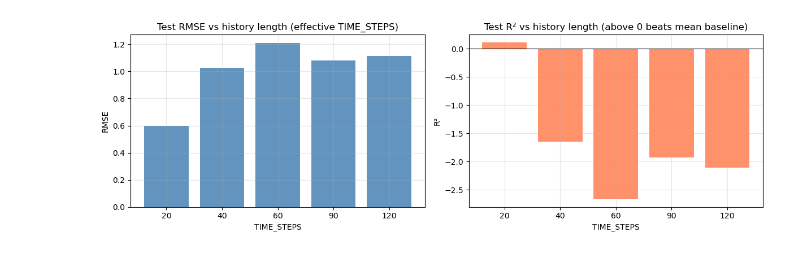
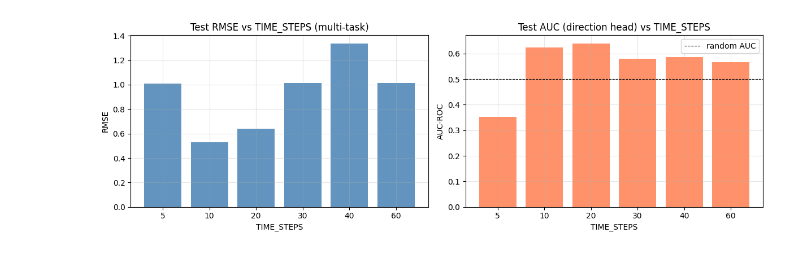
Before and after one commit to Lshprog/DS_Project_g8, a Jupyter notebook: notebooks/LSTM_real_multifeature.ipynb, the cells around one changed output. Cells and saved outputs as stored; diff of their text form; code cells hidden in the pictures.

Commit message:
Training the multi-task LSTM model
Made-with: Cursor

```diff
--- a/notebooks/LSTM_real_multifeature.ipynb
+++ b/notebooks/LSTM_real_multifeature.ipynb
@@ -523,26 +688,32 @@ Directional accuracy: 39.53% (up/down vs previous close; includes flat days). Ex
 # %%
-#Sweep different history lengths (TIME_STEPS); same train/test split, retrain from scratch each time
+# Sweep TIME_STEPS; same 70/15/15 split, retrain from scratch each time
 
-candidates = [20, 40, 60, 90, 120]
+candidates = [5, 10, 20, 30, 40, 60]
 rows = []
-split_idx = int(len(panel) * 0.8)
-max_ts = max(1, split_idx - 2)
-print(f"Panel rows={len(panel)}, train days={split_idx}, max TIME_STEPS allowed={max_ts}\n")
+n = len(panel)
+i_train = int(n * 0.7)
+max_ts = max(1, i_train - 2)
+print(f"Panel rows={n}, train days={i_train}, max TIME_STEPS allowed={max_ts}\n")
 for ts in candidates:
     if ts > max_ts:
         print(f"  skip TIME_STEPS={ts} (need ≤ {max_ts} for this panel)")
         continue
-    out = train_eval_one(panel, FEATURE_COLS, ts, epochs=EPOCHS, batch_size=BATCH_SIZE)
+    out = train_eval_multitask(
+        panel, FEATURE_COLS, ts, epochs=EPOCHS, batch_size=BATCH_SIZE, alpha=LOSS_ALPHA
+    )
     rows.append(
         {
             "requested_ts": ts,
             "effective_ts": out["time_steps"],
-            "n_test_seq": out["n_test_sequences"],
+            "n_test": out["n_test_sequences"],
             "rmse": out["rmse"],
             "mae": out["mae"],
+            "mape": out["mape"],
             "r2": out["r2"],
-            "dir_acc": out["direction_accuracy"],
-            "dir_acc_nz": out["direction_accuracy_nonzero_actual"],
+            "dir_lvl": out["direction_accuracy"],
+            "cls_acc": out["cls_accuracy"],
+            "cls_f1": out["cls_f1"],
+            "cls_auc": out["cls_auc"],
         }
     )
 
@@ -553,15 +724,16 @@ if not sweep_df.empty:
     fig, axes = plt.subplots(1, 2, figsize=(12, 4))
     x = sweep_df["effective_ts"].astype(str)
     axes[0].bar(x, sweep_df["rmse"], color="steelblue", alpha=0.85)
-    axes[0].set_title("Test RMSE vs history length (effective TIME_STEPS)")
+    axes[0].set_title("Test RMSE vs TIME_STEPS (multi-task)")
     axes[0].set_xlabel("TIME_STEPS")
     axes[0].set_ylabel("RMSE")
     axes[0].grid(True, alpha=0.3)
-    axes[1].bar(x, sweep_df["r2"], color="coral", alpha=0.85)
-    axes[1].axhline(0, color="k", lw=0.8)
-    axes[1].set_title("Test R² vs history length (above 0 beats mean baseline)")
+    axes[1].bar(x, sweep_df["cls_auc"].fillna(0), color="coral", alpha=0.85)
+    axes[1].axhline(0.5, color="k", lw=0.8, linestyle="--", label="random AUC")
+    axes[1].set_title("Test AUC (direction head) vs TIME_STEPS")
     axes[1].set_xlabel("TIME_STEPS")
-    axes[1].set_ylabel("R²")
+    axes[1].set_ylabel("AUC-ROC")
+    axes[1].legend()
     axes[1].grid(True, alpha=0.3)
     plt.tight_layout()
     plt.show()
@@ -586 +758 @@ Epoch [40/50] - Train Loss: 0.010094 - Val Loss: 0.009919
-[figure, old version]
+[figure, new version]
```
Also changed, not shown: parts of 10 cells of this notebook, 1 other file.
